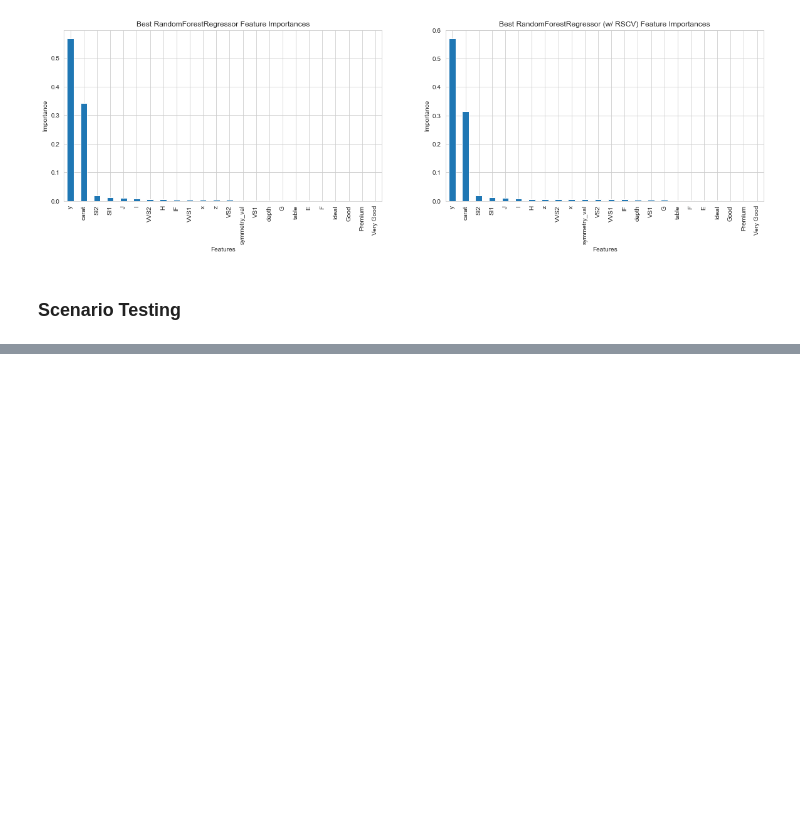
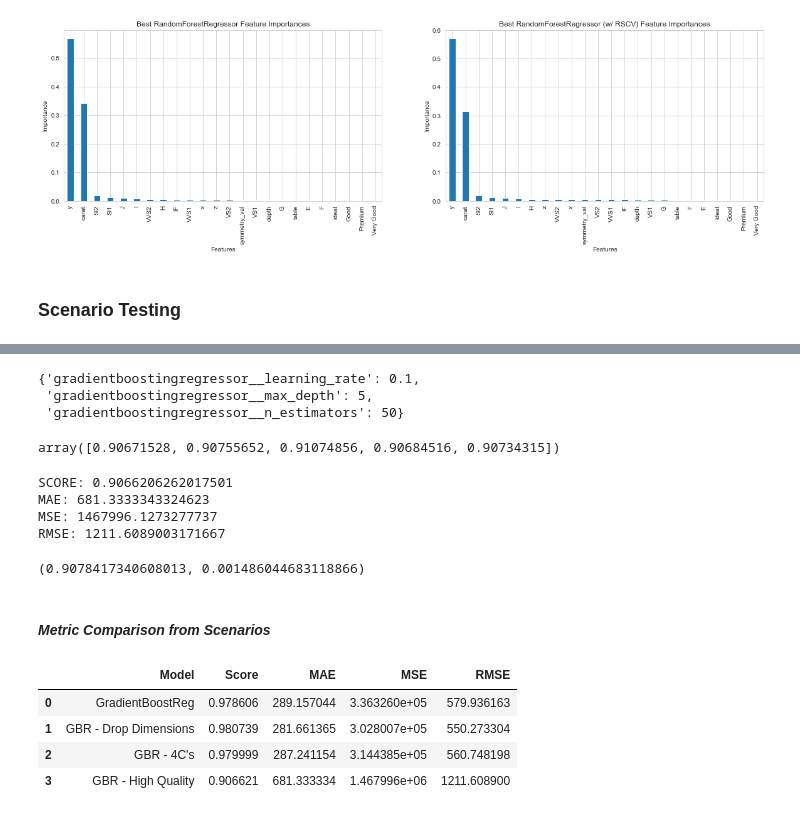
Before and after one commit to nnushart/Capstone3_DiamondPricePrediction, a Jupyter notebook: Notebooks/DataModeling_DiamondPrices.ipynb, the cells around one changed output, grey strips where cells are left out. Drawn from its saved outputs; the diff is of its cells as text; code cells hidden in the pictures; blank space fills up the shorter version.

Commit message:
ScenarioTesting_ModelingNtbk

```diff
--- a/Notebooks/DataModeling_DiamondPrices.ipynb
+++ b/Notebooks/DataModeling_DiamondPrices.ipynb
@@ -489,0 +724,53 @@ ax[1].set_ylabel('Importance')
+# %%
+clf_GBR_HiQ.best_params_
+# %% [output]
+{'gradientboostingregressor__learning_rate': 0.1,
+ 'gradientboostingregressor__max_depth': 5,
+ 'gradientboostingregressor__n_estimators': 50}
+# %%
+clf_GBR_HiQscores = cross_val_score(clf_GBR_HiQ.best_estimator_, X_train_HiQ, y_train.values.ravel(), cv=5)
+
+clf_GBR_HiQscores
+# %% [output]
+array([0.90671528, 0.90755652, 0.91074856, 0.90684516, 0.90734315])
+# %%
+y_pred_HiQ = clf_GBR_HiQ.predict(X_test_HiQ)
+
+HiQ_score = clf_GBR_HiQ.score(X_test_HiQ, y_test)
+
+HiQ_mae = metrics.mean_absolute_error(y_test, y_pred_HiQ)
+HiQ_mse = metrics.mean_squared_error(y_test, y_pred_HiQ)
+HiQ_rmse = np.sqrt(metrics.mean_squared_error(y_test, y_pred_HiQ))
+
+print('SCORE:', HiQ_score)
+
+print('MAE:', HiQ_mae)
+print('MSE:', HiQ_mse)
+print('RMSE:', HiQ_rmse)
+# %% [output]
+SCORE: 0.9066206262017501
+MAE: 681.3333343324623
+MSE: 1467996.1273277737
+RMSE: 1211.6089003171667
+# %%
+clf_GBR_HiQscores.mean(), clf_GBR_HiQscores.std()
+# %% [output]
+(0.9078417340608013, 0.001486044683118866)
+# %% [markdown]
+#### *Metric Comparison from Scenarios*
+# %%
+scenario_grid = {'Model':['GradientBoostReg','GBR - Drop Dimensions', "GBR - 4C's", 'GBR - High Quality'],
+            'Score':[GBR_score, DimDrop_score, Cs_score, HiQ_score],
+            'MAE':[GBR_mae, DimDrop_mae, Cs_mae, HiQ_mae],
+            'MSE':[GBR_mse, DimDrop_mse, Cs_mse, HiQ_mse],
+            'RMSE':[GBR_rmse, DimDrop_rmse, Cs_rmse, HiQ_rmse]}
+
+scenario_scores = pd.DataFrame(scenario_grid)
+
+scenario_scores
+# %% [output]
+|  | Model | Score | MAE | MSE | RMSE |
+| 0 | GradientBoostReg | 0.978606 | 289.157044 | 3.363260e+05 | 579.936163 |
+| 1 | GBR - Drop Dimensions | 0.980739 | 281.661365 | 3.028007e+05 | 550.273304 |
+| 2 | GBR - 4C's | 0.979999 | 287.241154 | 3.144385e+05 | 560.748198 |
+| 3 | GBR - High Quality | 0.906621 | 681.333334 | 1.467996e+06 | 1211.608900 |
```
Also changed, not shown: parts of 27 cells of this notebook.
